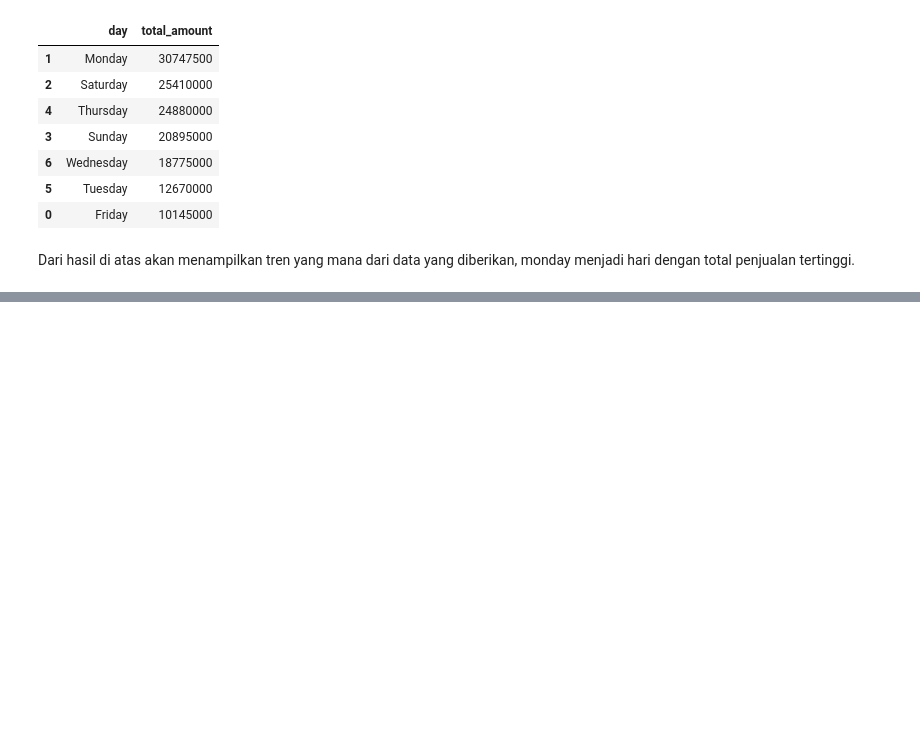
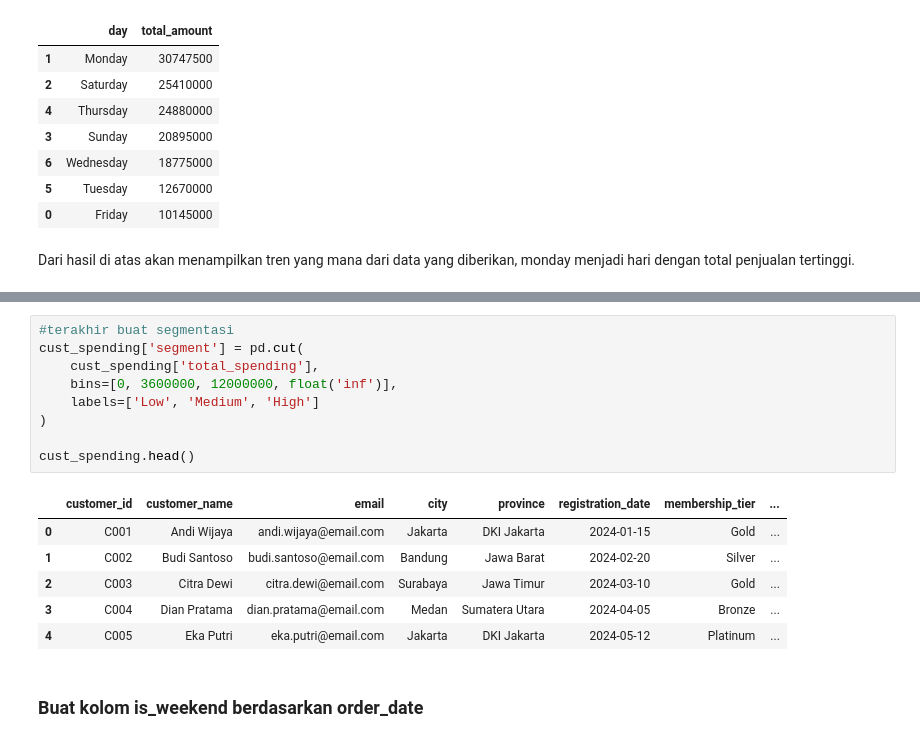
Before and after one commit to galahad20/assignment_Data_Manipulation, a Jupyter notebook: ASSIGNMENT_TEMP_DE14_DAY11_DIMAS_ABIAN_IHSAN.ipynb, the cells around one changed output, grey strips where cells are left out. Saved outputs shown, nothing was run; the diff lists cells and outputs as text; blank space fills up the shorter version.

```diff
--- a/ASSIGNMENT_TEMP_DE14_DAY11_DIMAS_ABIAN_IHSAN.ipynb
+++ b/ASSIGNMENT_TEMP_DE14_DAY11_DIMAS_ABIAN_IHSAN.ipynb
@@ -458,0 +496,18 @@ Buat kolom is_weekend berdasarkan order_date
+# %%
+#terakhir buat segmentasi
+cust_spending['segment'] = pd.cut(
+    cust_spending['total_spending'],
+    bins=[0, 3600000, 12000000, float('inf')],
+    labels=['Low', 'Medium', 'High']
+)
+
+cust_spending.head()
+# %% [output]
+|  | customer_id | customer_name | email | city | province | registration_date | membership_tier | ... |
+| 0 | C001 | Andi Wijaya | andi.wijaya@email.com | Jakarta | DKI Jakarta | 2024-01-15 | Gold | ... |
+| 1 | C002 | Budi Santoso | budi.santoso@email.com | Bandung | Jawa Barat | 2024-02-20 | Silver | ... |
+| 2 | C003 | Citra Dewi | citra.dewi@email.com | Surabaya | Jawa Timur | 2024-03-10 | Gold | ... |
+| 3 | C004 | Dian Pratama | dian.pratama@email.com | Medan | Sumatera Utara | 2024-04-05 | Bronze | ... |
+| 4 | C005 | Eka Putri | eka.putri@email.com | Jakarta | DKI Jakarta | 2024-05-12 | Platinum | ... |
+# %% [markdown]
+### Buat kolom is_weekend berdasarkan order_date
```
Also changed, not shown: parts of 9 cells of this notebook.
